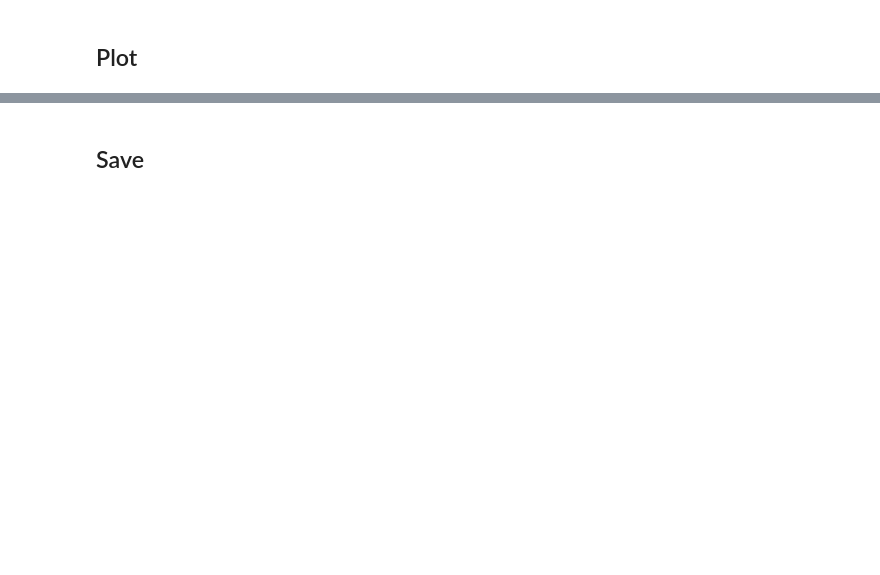
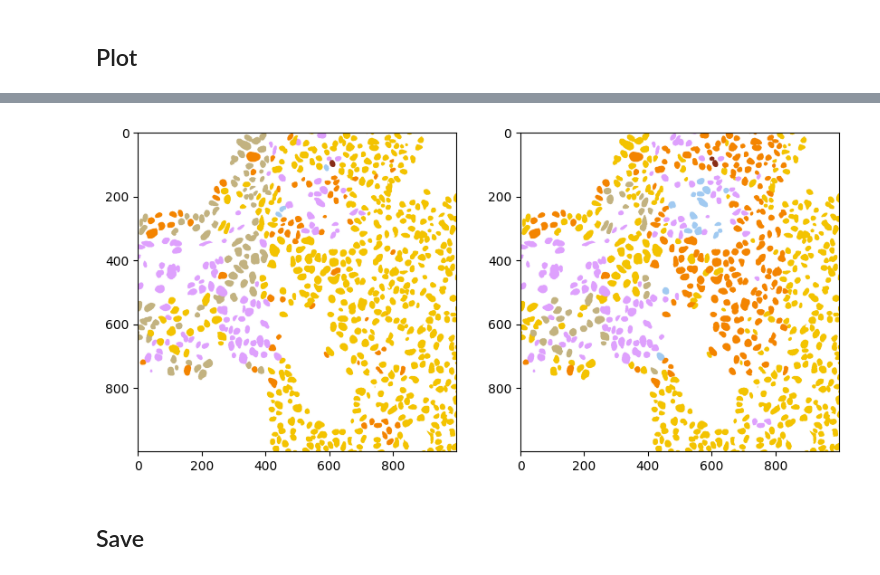
Before and after one commit to JacquelineH22/project111, a Jupyter notebook: example/plot_assigned_celltype.ipynb, the cells around one changed output, grey strips where cells are left out. Cells and saved outputs as stored; diff of their text form; code cells hidden in the pictures; blank space fills up the shorter version.

```diff
--- a/example/plot_assigned_celltype.ipynb
+++ b/example/plot_assigned_celltype.ipynb
@@ -93,3 +153,12 @@ plt.show()
+# %%
+fig, ax = plt.subplots(1, 2, figsize=(10, 5))
+
+ax[0].imshow(mask_guessed[15000:16000,7000:8000,:])
+ax[1].imshow(mask_assigned[15000:16000,7000:8000,:])
+
+plt.show()
+# %% [output]
+[figure, added]
 # %% [markdown]
 ## Save
 # %%
```
Also changed, not shown: parts of 6 cells of this notebook, 6 other files.
